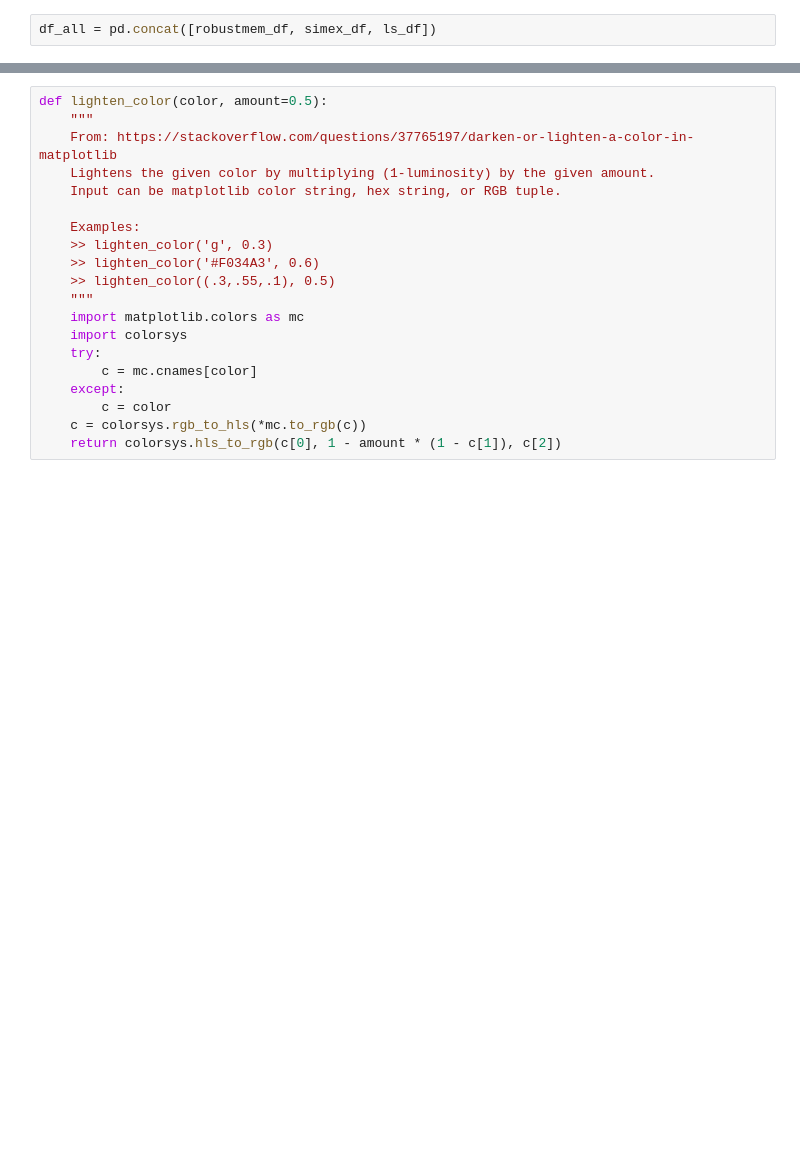
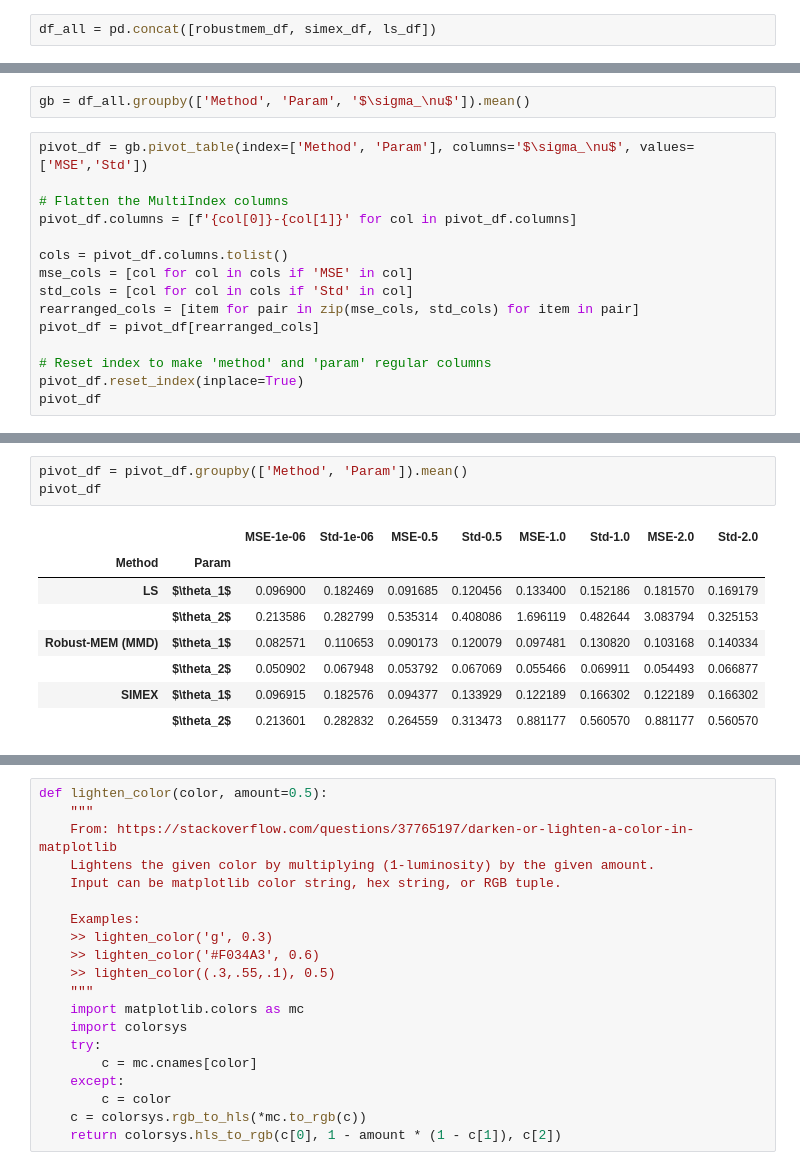
Before and after one commit to haritadell/me-models, a Jupyter notebook: gather_results.ipynb, the cells around one changed output, grey strips where cells are left out. Drawn from its saved outputs; the diff is of its cells as text; blank space fills up the shorter version.

```diff
--- a/gather_results.ipynb
+++ b/gather_results.ipynb
@@ -166,0 +173,17 @@ def sort_array2(x,y1,y2):
+# %%
+gb = df_all.groupby(['Method', 'Param', '$\sigma_\nu$']).mean()
+# %%
+pivot_df = gb.pivot_table(index=['Method', 'Param'], columns='$\sigma_\nu$', values=['MSE','Std'])
+
+# Flatten the MultiIndex columns
+pivot_df.columns = [f'{col[0]}-{col[1]}' for col in pivot_df.columns]
+
+cols = pivot_df.columns.tolist()
+mse_cols = [col for col in cols if 'MSE' in col]
+std_cols = [col for col in cols if 'Std' in col]
+rearranged_cols = [item for pair in zip(mse_cols, std_cols) for item in pair]
+pivot_df = pivot_df[rearranged_cols]
+
+# Reset index to make 'method' and 'param' regular columns
+pivot_df.reset_index(inplace=True)
+pivot_df
@@ -166,0 +198,12 @@ def sort_array2(x,y1,y2):
+# %%
+pivot_df = pivot_df.groupby(['Method', 'Param']).mean()
+pivot_df
+# %% [output]
+|  |  | MSE-1e-06 | Std-1e-06 | MSE-0.5 | Std-0.5 | MSE-1.0 | Std-1.0 | MSE-2.0 | Std-2.0 |
+| Method | Param |  |  |  |  |  |  |  |  |
+| LS | $\theta_1$ | 0.096900 | 0.182469 | 0.091685 | 0.120456 | 0.133400 | 0.152186 | 0.181570 | 0.169179 |
+|  | $\theta_2$ | 0.213586 | 0.282799 | 0.535314 | 0.408086 | 1.696119 | 0.482644 | 3.083794 | 0.325153 |
+| Robust-MEM (MMD) | $\theta_1$ | 0.082571 | 0.110653 | 0.090173 | 0.120079 | 0.097481 | 0.130820 | 0.103168 | 0.140334 |
+|  | $\theta_2$ | 0.050902 | 0.067948 | 0.053792 | 0.067069 | 0.055466 | 0.069911 | 0.054493 | 0.066877 |
+| SIMEX | $\theta_1$ | 0.096915 | 0.182576 | 0.094377 | 0.133929 | 0.122189 | 0.166302 | 0.122189 | 0.166302 |
+|  | $\theta_2$ | 0.213601 | 0.282832 | 0.264559 | 0.313473 | 0.881177 | 0.560570 | 0.881177 | 0.560570 |
```
Also changed, not shown: parts of 15 cells of this notebook.
